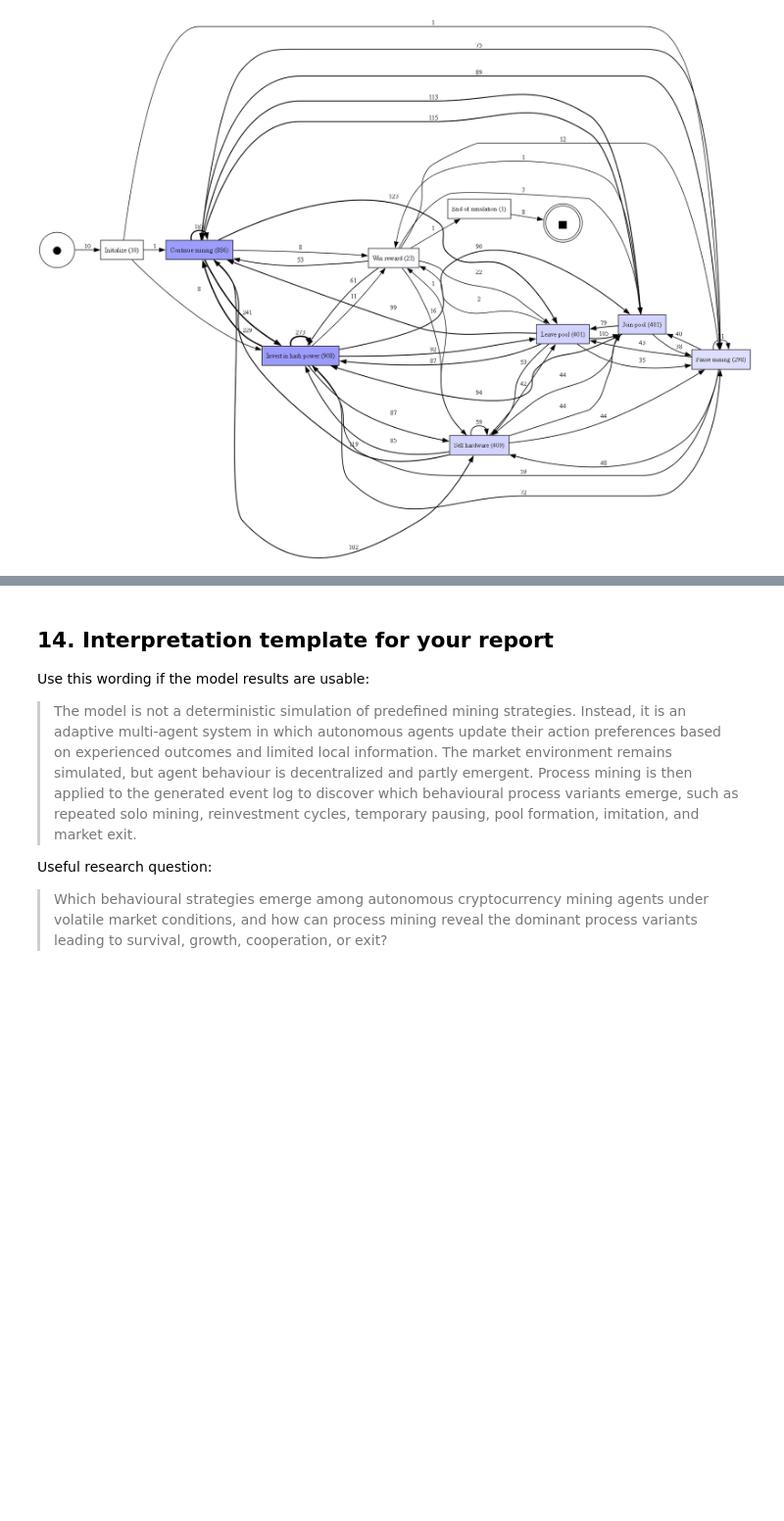
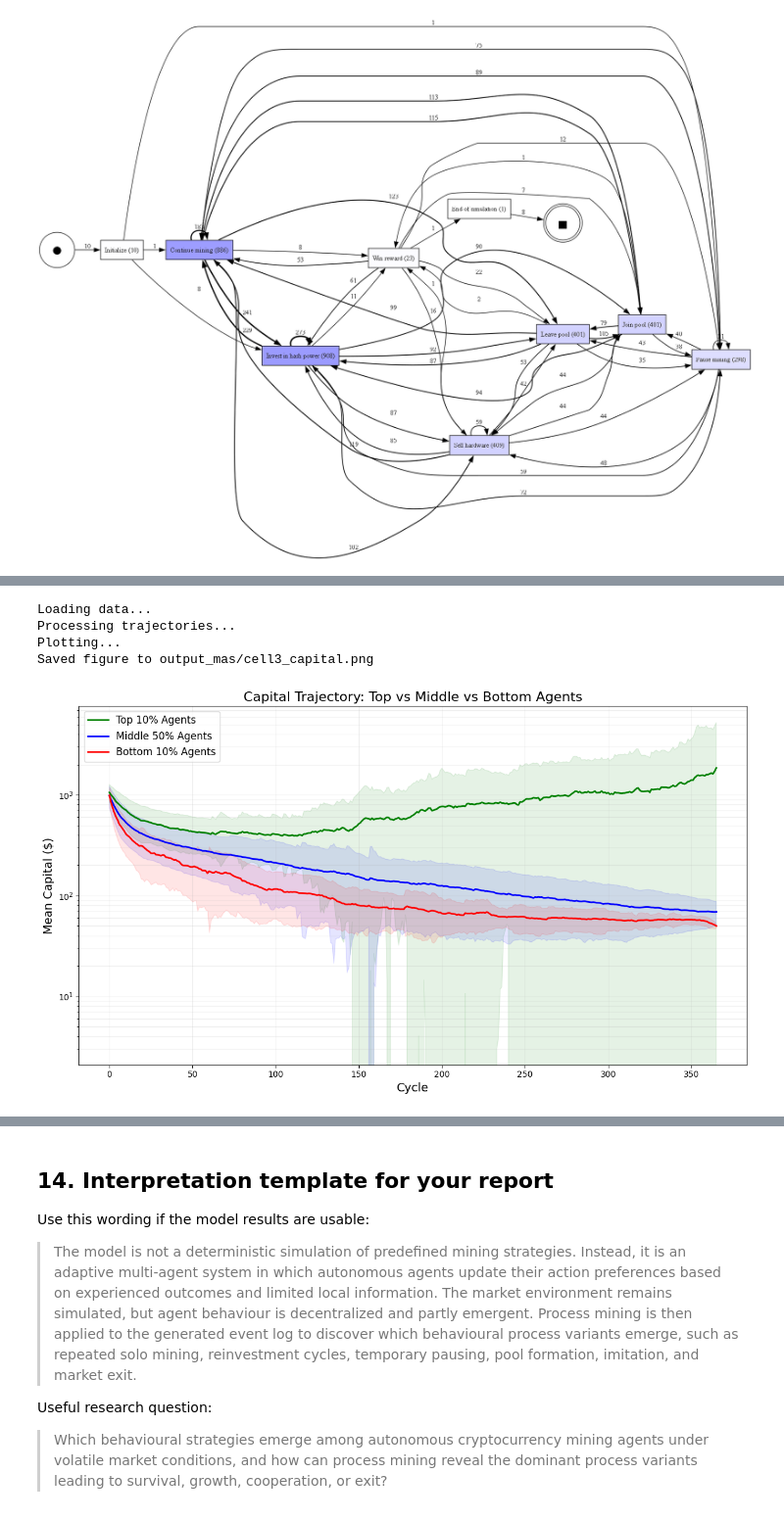
Before and after one commit to hate-bugs/ProcessMiningGroup10, a Jupyter notebook: adaptive_crypto_mining_mas_mesa_process_mining.ipynb, the cells around one changed output, grey strips where cells are left out. Shown at 98% size. Drawn from its saved outputs; the diff is of its cells as text; code cells hidden in the pictures; blank space fills up the shorter version.

```diff
--- a/adaptive_crypto_mining_mas_mesa_process_mining.ipynb
+++ b/adaptive_crypto_mining_mas_mesa_process_mining.ipynb
@@ -1404,0 +1561,62 @@ Displaying Tactics of the Top 10% Best Performing Agents (frequency-filtered DFG
+# %%
+import pandas as pd
+import matplotlib.pyplot as plt
+
+print("Loading data...")
+df = pd.read_csv("output_mas/adaptive_crypto_mining_event_log.csv")
+
+# 1. Group agents into tiers
+final_states = df.groupby('agent_id').last()
+
+top_thresh = final_states['capital'].quantile(0.90)
+bottom_thresh = final_states['capital'].quantile(0.10)
+mid_upper = final_states['capital'].quantile(0.75)
+mid_lower = final_states['capital'].quantile(0.25)
+
+top_ids = final_states[final_states['capital'] >= top_thresh].index
+bottom_ids = final_states[final_states['capital'] <= bottom_thresh].index
+mid_ids = final_states[(final_states['capital'] >= mid_lower) & (final_states['capital'] <= mid_upper)].index
+
+# 2. Get capital per cycle per agent
+print("Processing trajectories...")
+# To get the trajectory, we want the LAST event in each cycle for each agent
+cycle_states = df.groupby(['cycle', 'agent_id']).last().reset_index()
+
+# 3. Compute mean and std per tier per cycle
+top_traj = cycle_states[cycle_states['agent_id'].isin(top_ids)].groupby('cycle')['capital'].agg(['mean', 'std']).fillna(0)
+mid_traj = cycle_states[cycle_states['agent_id'].isin(mid_ids)].groupby('cycle')['capital'].agg(['mean', 'std']).fillna(0)
+bot_traj = cycle_states[cycle_states['agent_id'].isin(bottom_ids)].groupby('cycle')['capital'].agg(['mean', 'std']).fillna(0)
+
+# 4. Plot
+print("Plotting...")
+plt.style.use('default') # Avoid seaborn dependency error if not installed
+plt.figure(figsize=(12, 7))
+
+# Top 10%
+plt.plot(top_traj.index, top_traj['mean'], color='green', linewidth=2, label='Top 10% Agents')
+plt.fill_between(top_traj.index, top_traj['mean'] - top_traj['std'], top_traj['mean'] + top_traj['std'], color='green', alpha=0.1)
+
+# Middle 50%
+plt.plot(mid_traj.index, mid_traj['mean'], color='blue', linewidth=2, label='Middle 50% Agents')
+plt.fill_between(mid_traj.index, mid_traj['mean'] - mid_traj['std'], mid_traj['mean'] + mid_traj['std'], color='blue', alpha=0.1)
+
+# Bottom 10%
+plt.plot(bot_traj.index, bot_traj['mean'], color='red', linewidth=2, label='Bottom 10% Agents')
+plt.fill_between(bot_traj.index, bot_traj['mean'] - bot_traj['std'], bot_traj['mean'] + bot_traj['std'], color='red', alpha=0.1)
+
+plt.title('Capital Trajectory: Top vs Middle vs Bottom Agents', fontsize=16)
+plt.xlabel('Cycle', fontsize=14)
+plt.ylabel('Mean Capital ($)', fontsize=14)
+plt.yscale('log') # Log scale because of exponential growth
+plt.legend(fontsize=12)
+plt.grid(True, which="both", ls="-", alpha=0.2)
+plt.tight_layout()
+
+plt.savefig('output_mas/cell3_capital.png')
+print("Saved figure to output_mas/cell3_capital.png")
+# %% [output]
+Loading data...
+Processing trajectories...
+Plotting...
+Saved figure to output_mas/cell3_capital.png
+[figure, added]
```
Also changed, not shown: parts of 7 cells of this notebook.
